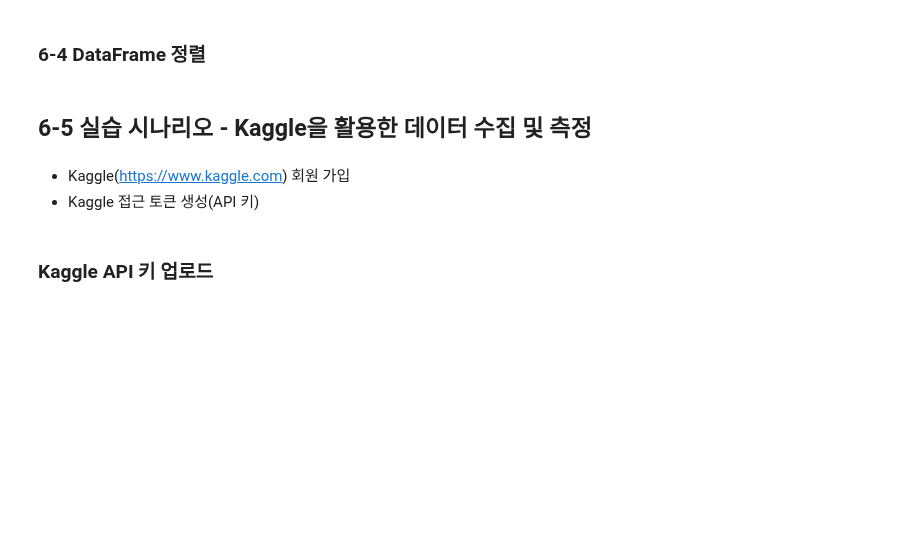
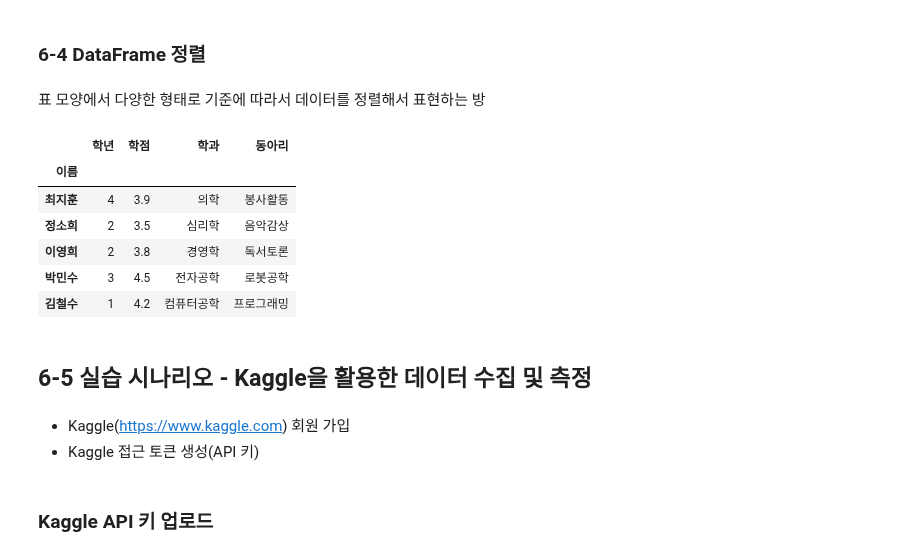
Before and after one commit to SohyunMyeong/Data-Analysis-with-Open-Source, a Jupyter notebook: 오픈소스_데이터_분석_6강.ipynb, the cells around one changed output. Drawn from its saved outputs; the diff is of its cells as text; code cells hidden in the pictures; blank space fills up the shorter version.

```diff
--- a/오픈소스_데이터_분석_6강.ipynb
+++ b/오픈소스_데이터_분석_6강.ipynb
@@ -145,23 +178,47 @@ dtype: object
 # %% [markdown]
 ### 6-4 DataFrame 정렬
+# %% [markdown]
+표 모양에서 다양한 형태로 기준에 따라서 데이터를 정렬해서 표현하는 방
 # %%
 import pandas as pd
 
 data = {
     "이름": ["김철수", "이영희", "박민수", "최지훈", "정소희"],
     "학년": [1, 2, 3, 4, 2],
     "학점": [4.2, 3.8, 4.5, 3.9, 3.5],
     "학과": ["컴퓨터공학", "경영학", "전자공학", "의학", "심리학"],
     "동아리": ["프로그래밍", "독서토론", "로봇공학", "봉사활동", "음악감상"]
 }
 
 #DataFrame 인덱스 지정
+## DataFrame으로 만들어서 인덱스로 뭘 쓸지를 정함
+## df = pd.DataFrame(data).set_index('이름') DataFrame 만드는것도 DataFrame이고 set idex의 결과도 DataFrame 이기 때문에 서로 체이닝 해서 이렇게도 쓸 수 있음
+df = pd.DataFrame(data)
+df = df.set_index('이름')
+df
 
 #DataFrame 단일 열 오름차순, 내림차순 정렬
+## by = 어떤 열을 기준으로 할 것인가, 기본 값은 오름차순
+df.sort_values(by='학점')
+## 내림차
+df.sort_values(by='학점', ascending=False)
 
 #DataFrame 복수 열 오름차순, 내림차순 정렬
+## 기준이 여러가지일 때, 학년으로 정렬한 다음 그 안에서 학점으로 정렬을 해라
+## 학년은 오름차순, 학점은 내림차순(by 개수만큼 ascending 옵션 )
+df.sort_values(by=['학년', '학점'], ascending=[True, False])
 
 #DataFrame 인덱스 기분 오른차순, 내림차순 정렬
+## 여기서는 이름
+df.sort_index(ascending=False)
+# %% [output]
+|  | 학년 | 학점 | 학과 | 동아리 |
+| 이름 |  |  |  |  |
+| 최지훈 | 4 | 3.9 | 의학 | 봉사활동 |
+| 정소희 | 2 | 3.5 | 심리학 | 음악감상 |
+| 이영희 | 2 | 3.8 | 경영학 | 독서토론 |
+| 박민수 | 3 | 4.5 | 전자공학 | 로봇공학 |
+| 김철수 | 1 | 4.2 | 컴퓨터공학 | 프로그래밍 |
 # %% [markdown]
 ## 6-5 실습 시나리오 - Kaggle을 활용한 데이터 수집 및 측정
 # %% [markdown]
```
Also changed, not shown: parts of 1 cell of this notebook.
